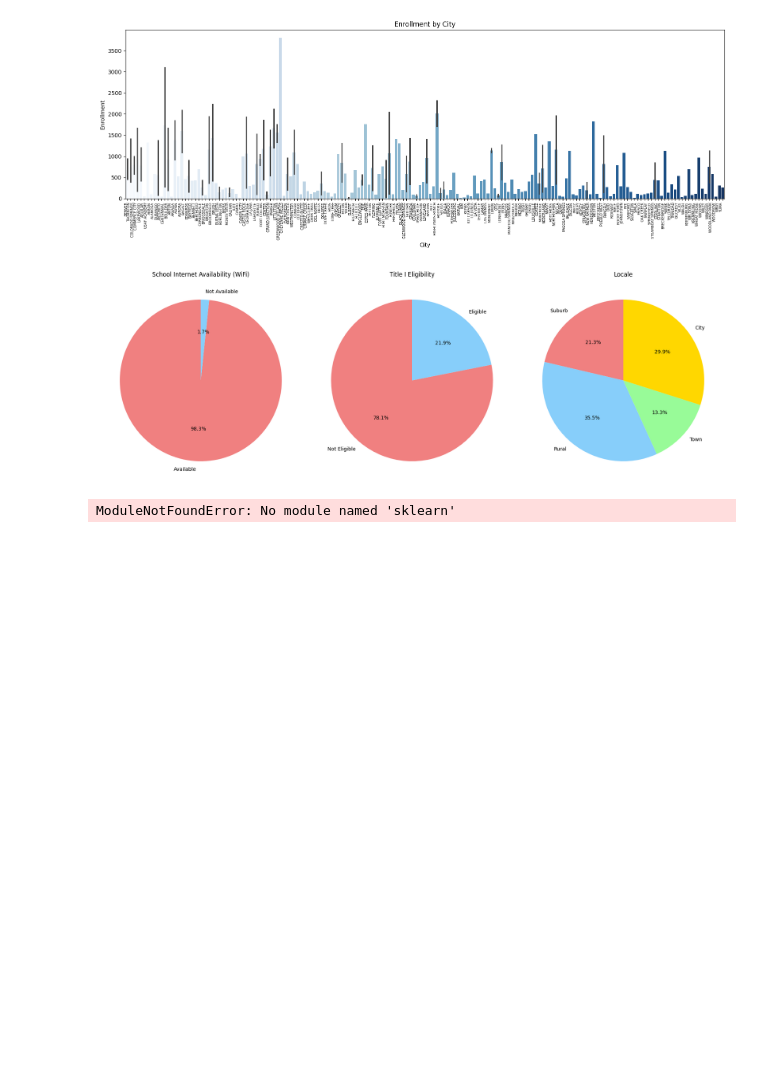
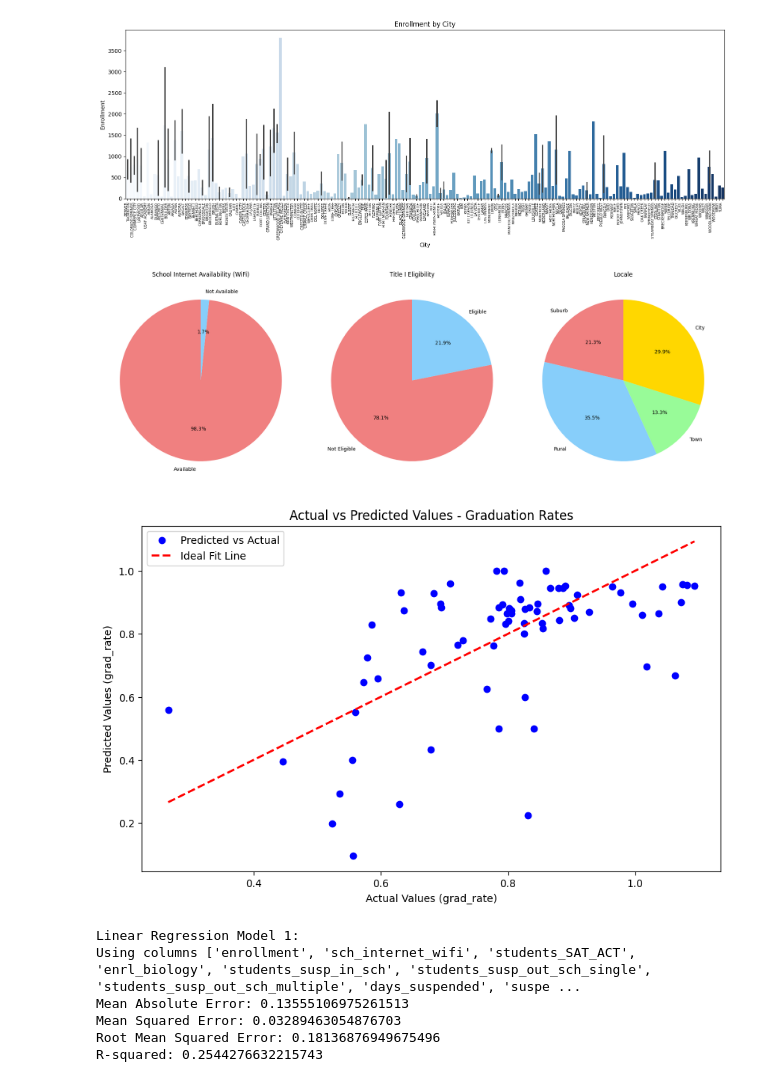
Before and after one commit to melody-gold/csci303_project, a Jupyter notebook: CSCI303_Semester_Proj.ipynb, the cells around one changed output. Saved outputs shown, nothing was run; the diff lists cells and outputs as text; code cells hidden in the pictures; blank space fills up the shorter version.

Commit message:
Linear Regression Model

```diff
--- a/CSCI303_Semester_Proj.ipynb
+++ b/CSCI303_Semester_Proj.ipynb
@@ -209,7 +207,0 @@ X_train, X_test, y_train, y_test = train_test_split(X_scaled, y, test_size=0.2,
-# %%
-# Model 1: Linear Regression
-
-from sklearn.linear_model import LinearRegression
-model = LinearRegression()
-# %% [output]
-ModuleNotFoundError: No module named 'sklearn'
@@ -217,0 +208,35 @@ ModuleNotFoundError: No module named 'sklearn'
+# %%
+# Model 1: Linear Regression
+from sklearn.linear_model import LinearRegression
+
+model = LinearRegression()
+model.fit(X_train, y_train)
+y_hat = model.predict(X_test)
+
+plt.figure(figsize=(10, 6))
+plt.scatter(y_hat, y_test, color='blue', label='Predicted vs Actual')
+plt.plot([y_hat.min(), y_hat.max()], [y_hat.min(), y_hat.max()], 'r--', lw=2, label='Ideal Fit Line')
+plt.xlabel('Actual Values (grad_rate)')
+plt.ylabel('Predicted Values (grad_rate)')
+plt.title('Actual vs Predicted Values - Graduation Rates')
+plt.legend()
+plt.show()
+# This model ok, but it could be better.
+
+mae = mean_absolute_error(y_test, y_hat)
+mse = mean_squared_error(y_test, y_hat)
+r2 = r2_score(y_test, y_hat)
+print(f"Linear Regression Model 1:")
+print(f"Explanatory features", X.columns.tolist())
+print(f"Mean Absolute Error: {mae}")
+print(f"Mean Squared Error: {mse}")
+print(f"Root Mean Squared Error: {np.sqrt(mse)}")
+print(f"R-squared: {r2}")
+# %% [output]
+[figure, added]
+Linear Regression Model 1:
+Using columns ['enrollment', 'sch_internet_wifi', 'students_SAT_ACT', 'enrl_biology', 'students_susp_in_sch', 'students_susp_out_sch_single', 'students_susp_out_sch_multiple', 'days_suspended', 'suspe ...
+Mean Absolute Error: 0.13555106975261513
+Mean Squared Error: 0.03289463054876703
+Root Mean Squared Error: 0.18136876949675496
+R-squared: 0.2544276632215743
```
Also changed, not shown: parts of 8 cells of this notebook.
